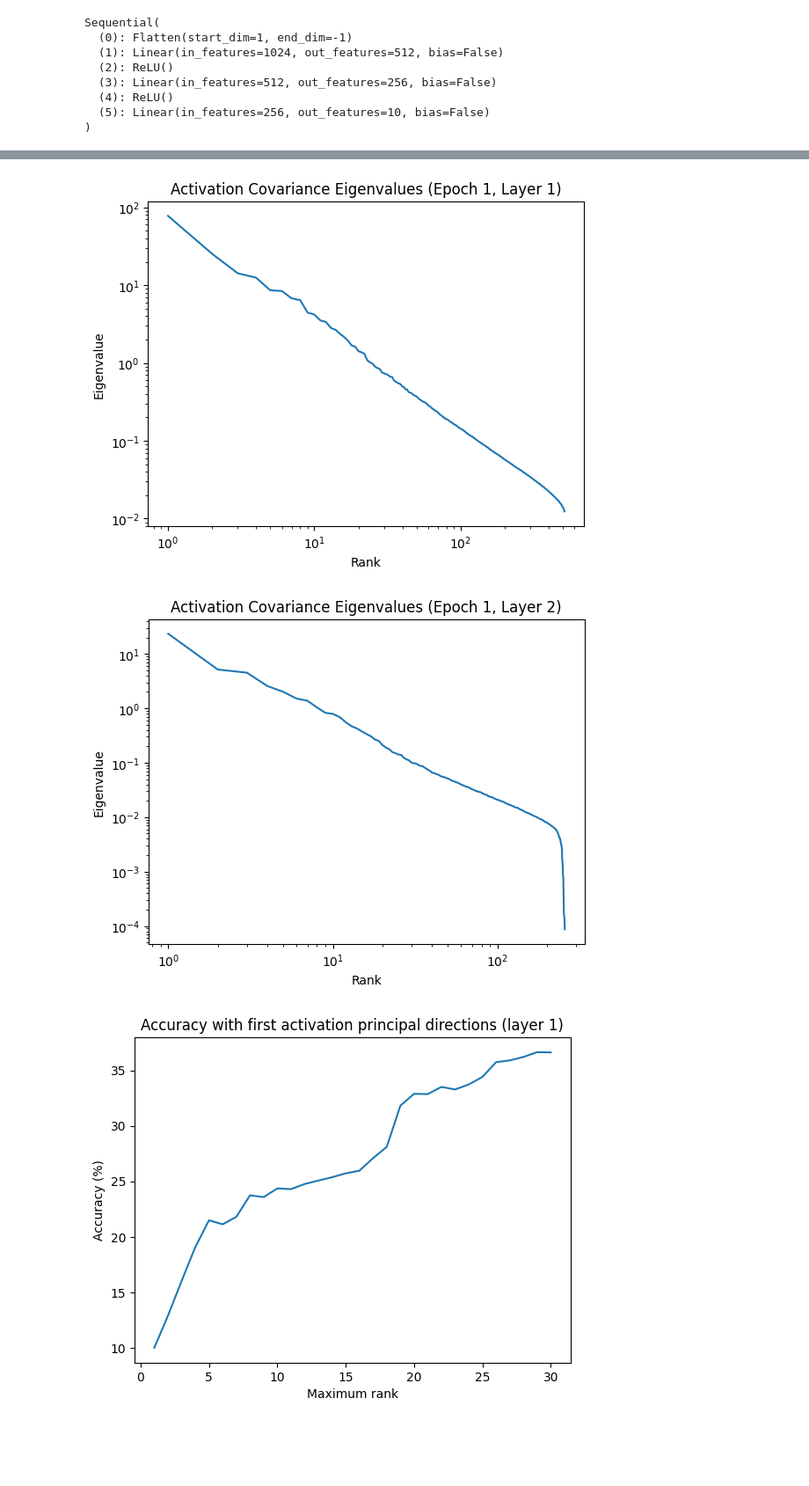
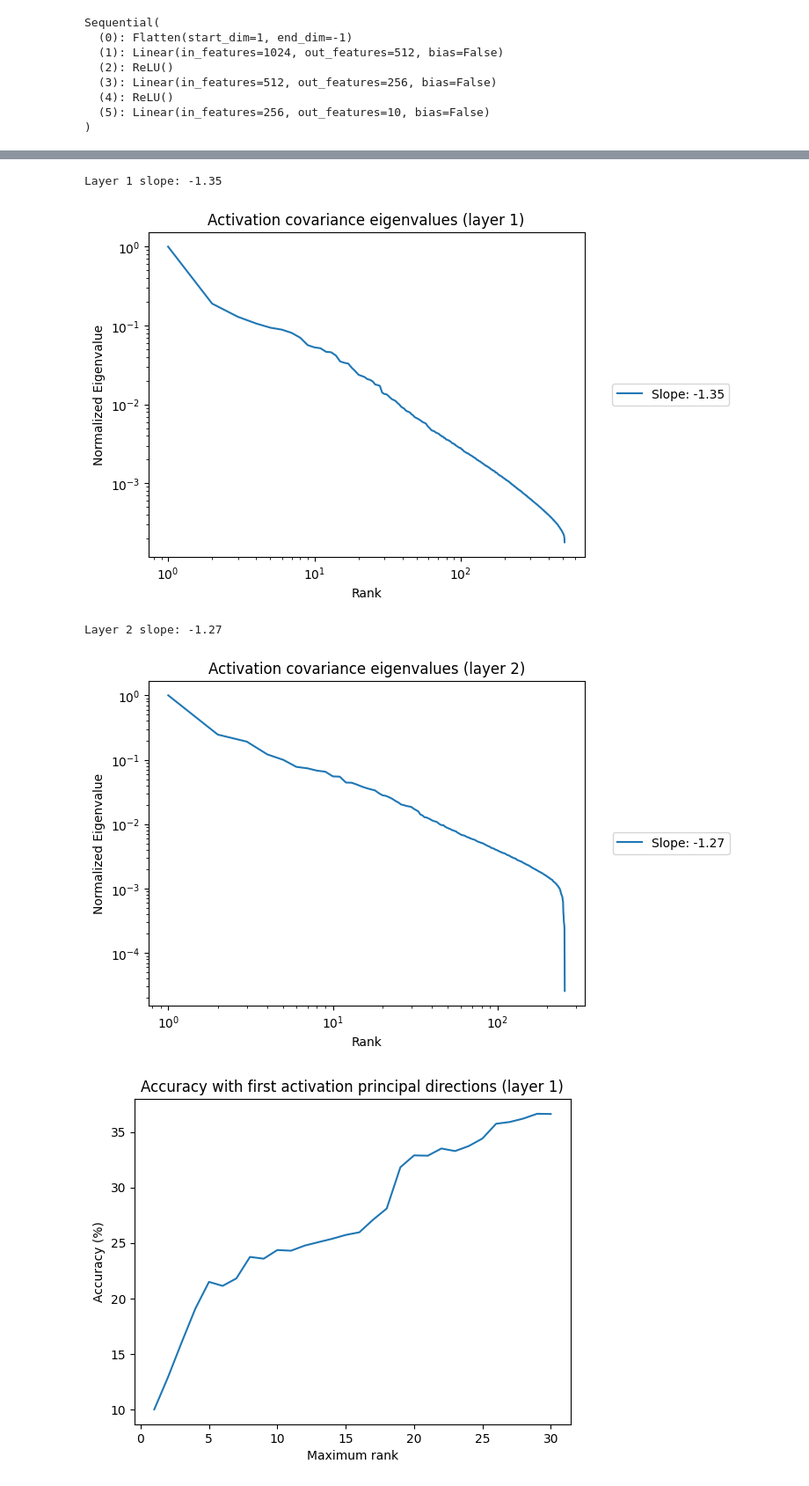
Before and after one commit to YuboWang-zxx/DL_Research, a Jupyter notebook: Experiment.ipynb, the cells around one changed output, grey strips where cells are left out. Shown at 88% size. Cells and saved outputs as stored; diff of their text form; code cells hidden in the pictures; blank space fills up the shorter version.

```diff
--- a/Experiment.ipynb
+++ b/Experiment.ipynb
@@ -542,18 +605,0 @@ plot_activation_history(step_activation_history_by_epoch)
-# %%
-
-for epoch, eig_list in eigenvalues_history:
-    if epoch == 1:
-        for layer_idx, eigvals in enumerate(eig_list):
-            x = 1 + np.arange(len(eigvals))
-            y = eigvals
-            plt.figure()
-            plt.plot(x, y, linestyle='-')
-            plt.xscale("log")
-            plt.yscale("log")
-            plt.xlabel("Rank")
-            plt.ylabel("Eigenvalue")
-            plt.title(f"Activation Covariance Eigenvalues (Epoch 1, Layer {layer_idx + 1})")
-            plt.show()
-# %% [output]
-[figure, removed]
-[figure, removed]
@@ -565,3 +609,32 @@ activation_covariances = compute_activation_covariances(train_loader, layers, mo
+# %%
+for layer_idx in range(2):
+    activation_covariance = activation_covariances[layer_idx]
+    activation_eigenvalues = torch.linalg.eigvalsh(activation_covariance).flip(-1)  # 降序排列
+    y = activation_eigenvalues.cpu().numpy()
+
+    max_val = y[0] if y[0] != 0 else 1.0
+    y_normalized = y / max_val
+    x = 1 + np.arange(len(y_normalized))
+
+    logx = np.log10(x)
+    logy = np.log10(y_normalized)
+    slope, intercept = np.polyfit(logx, logy, 1)
+    print(f"Layer {layer_idx+1} slope: {slope:.2f}")
+
+    plt.figure()
+    plt.title(f"Activation covariance eigenvalues (layer {layer_idx + 1})")
+    plt.plot(x, y_normalized, label=f"Slope: {slope:.2f}")
+    plt.xscale("log")
+    plt.yscale("log")
+    plt.xlabel("Rank")
+    plt.ylabel("Normalized Eigenvalue")
+    plt.legend(loc='center left', bbox_to_anchor=(1.05, 0.5))
+    plt.show()
+# %% [output]
+Layer 1 slope: -1.35
+[figure, added]
+Layer 2 slope: -1.27
+[figure, added]
 # %%
 # Clipping analysis.
 for layer_idx in range(2):
```
Also changed, not shown: parts of 8 cells of this notebook.
